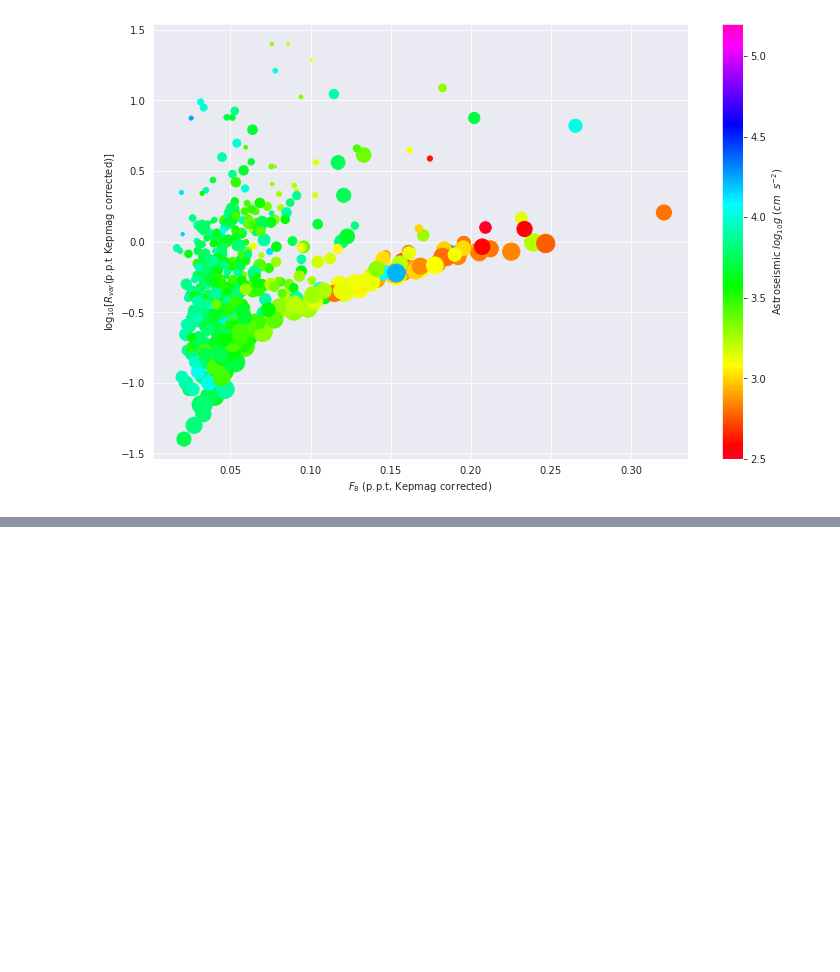
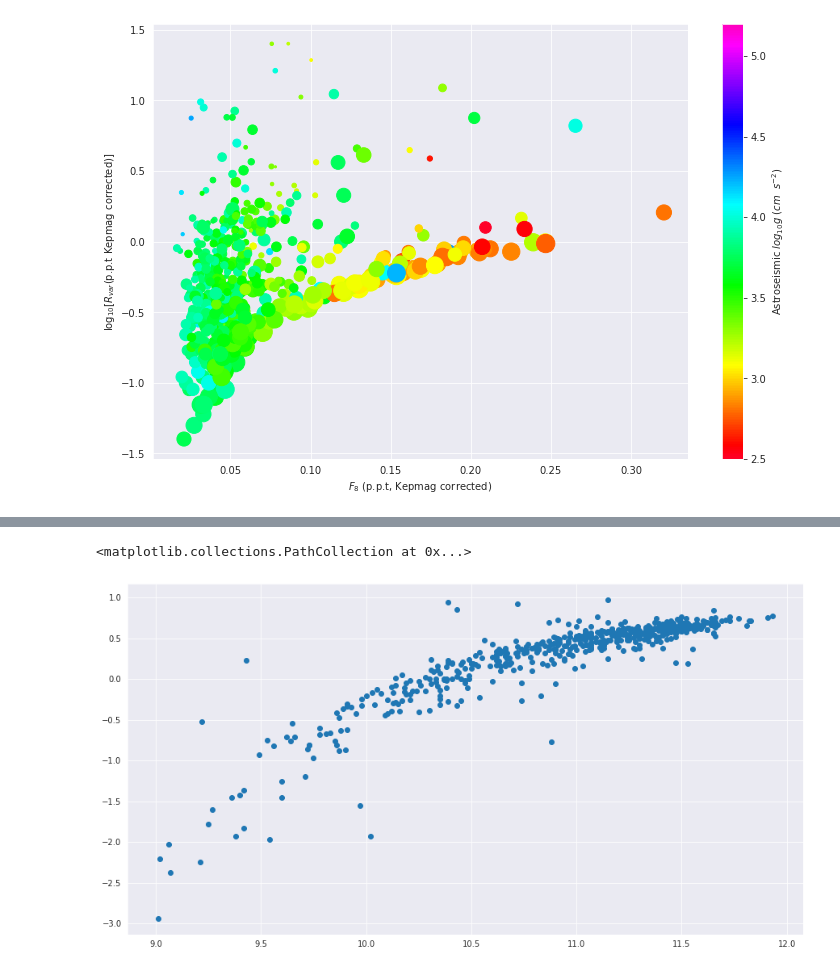
Before and after one commit to Srivardini11/lark, a Jupyter notebook: Photometric_Flicker_Revisited.ipynb, the cells around one changed output, grey strips where cells are left out. Drawn from its saved outputs; the diff is of its cells as text; code cells hidden in the pictures; blank space fills up the shorter version.

```diff
--- a/Photometric_Flicker_Revisited.ipynb
+++ b/Photometric_Flicker_Revisited.ipynb
@@ -158,0 +162,6 @@ source.KEPMAG, source.LOGG
+# %%
+f8_diff = (df['F_8(Corr)'].values - df['F_8(LK)'].values)/df['F_8(Corr)'].values
+plt.scatter(df['KepMag'],f8_diff)
+# %% [output]
+<matplotlib.collections.PathCollection at 0x...>
+[figure, added]
```
Also changed, not shown: parts of 7 cells of this notebook.
